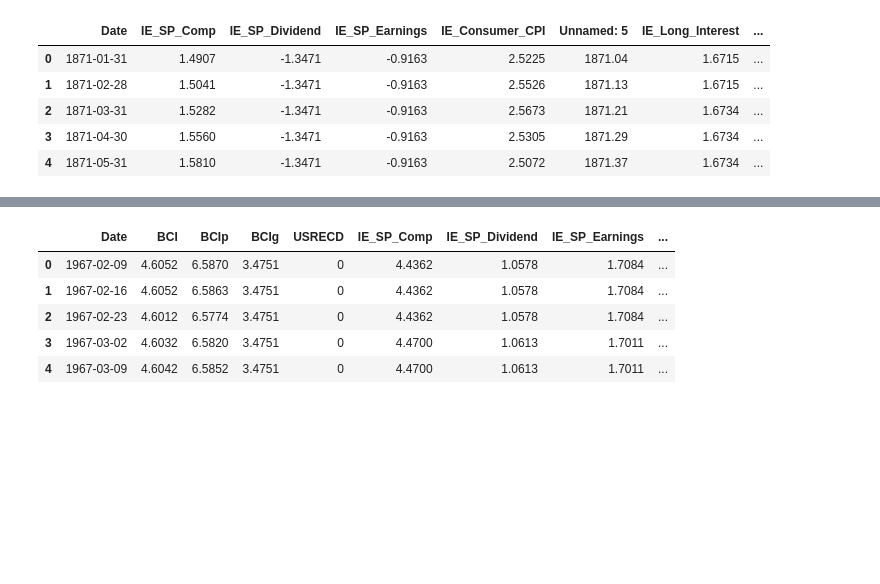
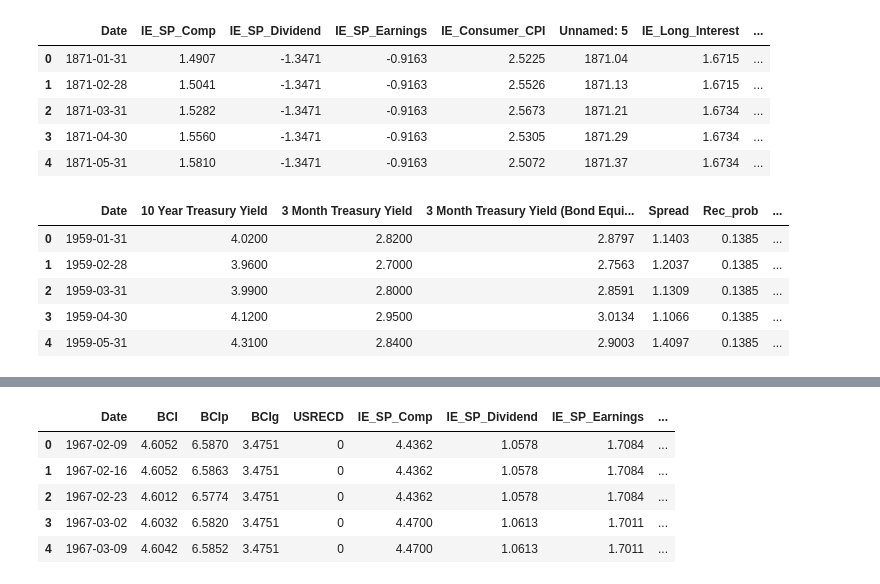
Before and after one commit to Jakoviz/Forward-looking-model-of-the-US-economy, a Jupyter notebook: notebooks/features_USRECD_pre_processing.ipynb, the cells around one changed output, grey strips where cells are left out. Drawn from its saved outputs; the diff is of its cells as text; code cells hidden in the pictures; blank space fills up the shorter version.

Commit message:
Integrate features from "yield curve data with Rec_prob nan to mean.csv".

```diff
--- a/notebooks/features_USRECD_pre_processing.ipynb
+++ b/notebooks/features_USRECD_pre_processing.ipynb
@@ -131,3 +116,13 @@ IE_Real_Returns
 | 2 | 1871-03-31 | 1.5282 | -1.3471 | -0.9163 | 2.5673 | 1871.21 | 1.6734 | ... |
 | 3 | 1871-04-30 | 1.5560 | -1.3471 | -0.9163 | 2.5305 | 1871.29 | 1.6734 | ... |
 | 4 | 1871-05-31 | 1.5810 | -1.3471 | -0.9163 | 2.5072 | 1871.37 | 1.6734 | ... |
+# %%
+yc = pd.read_csv('../original_data/yield curve data with Rec_prob nan to mean.csv')
+yc.head()
+# %% [output]
+|  | Date | 10 Year Treasury Yield | 3 Month Treasury Yield | 3 Month Treasury Yield (Bond Equi... | Spread | Rec_prob | ... |
+| 0 | 1959-01-31 | 4.0200 | 2.8200 | 2.8797 | 1.1403 | 0.1385 | ... |
+| 1 | 1959-02-28 | 3.9600 | 2.7000 | 2.7563 | 1.2037 | 0.1385 | ... |
+| 2 | 1959-03-31 | 3.9900 | 2.8000 | 2.8591 | 1.1309 | 0.1385 | ... |
+| 3 | 1959-04-30 | 4.1200 | 2.9500 | 3.0134 | 1.1066 | 0.1385 | ... |
+| 4 | 1959-05-31 | 4.3100 | 2.8400 | 2.9003 | 1.4097 | 0.1385 | ... |
```
Also changed, not shown: parts of 5 cells of this notebook, 2 other files.
